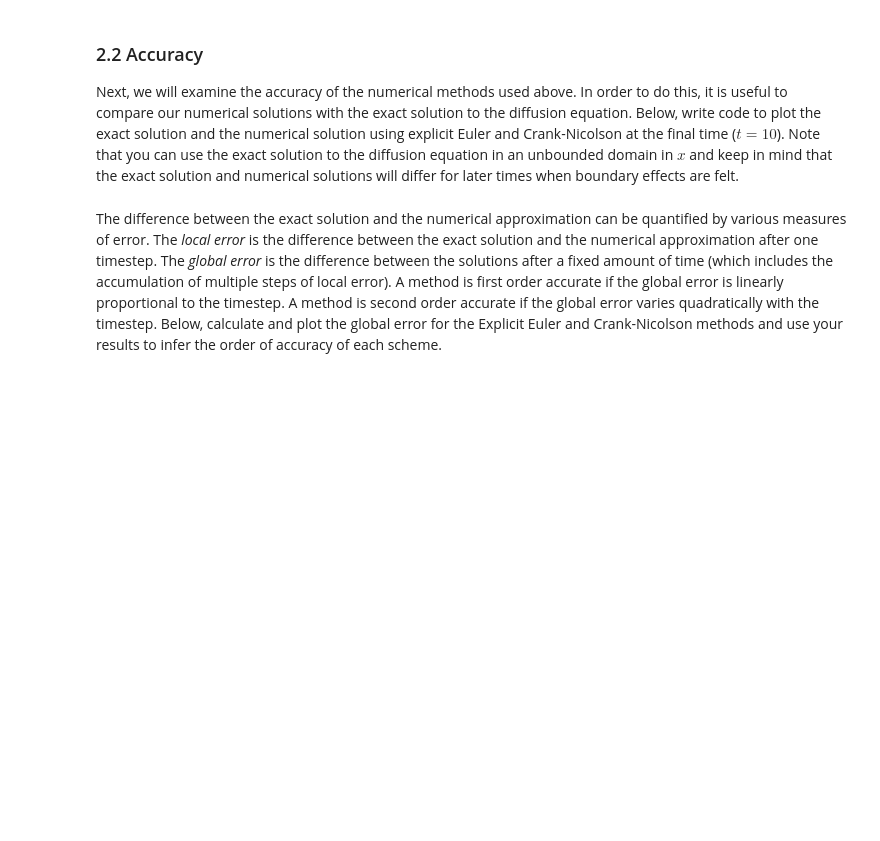
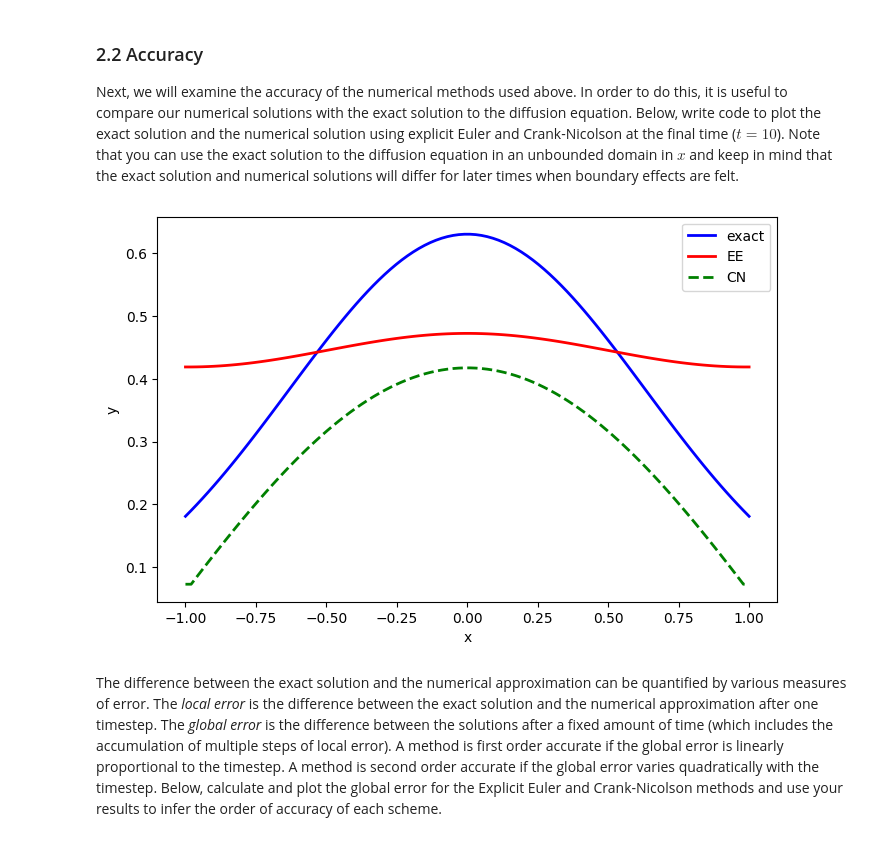
Before and after one commit to johnryantaylor/QCES, a Jupyter notebook: Project1_numerical_methods.ipynb, the cells around one changed output. Saved outputs shown, nothing was run; the diff lists cells and outputs as text; code cells hidden in the pictures; blank space fills up the shorter version.

```diff
--- a/Project1_numerical_methods.ipynb
+++ b/Project1_numerical_methods.ipynb
@@ -220,8 +237,9 @@ def set_ics(x, kappa, t_ic):
 # %% [markdown]
 Finally, define some parameters and the x and t vectors:
 # %%
+import time
 # Defining parameters
-kappa = 0.001  # diffusivity
+kappa = 0.02  # diffusivity
 
 # Timestepping parameters
 t_start = 0  # start time (note that this is not the same time used to evaluate the exact solution to set the ICs)
@@ -278,3 +333,32 @@ Next, we will examine the accuracy of the numerical methods used above. In order
+# %%
+def get_exact_solution_at_x(x):
+  # only evaluating at final time t = 10
+  t = 10
+  return (4*np.pi*kappa*t)**(-0.5)*np.exp(-x**2 / (4*kappa*t))
+# %%
+# Size of the physical domain
+x_start = -1
+x_end = 1
+Nx = 100
+
+t = np.linspace(t_start, t_end, Nt)  # Create a vector of times
+x = np.linspace(x_start, x_end, Nx)  # Create a vector for x
+
+y = get_exact_solution_at_x(x)
+EE_final = c_EE[:,Nt-1]
+CN_final = c_CN[:,Nt-1]
+# %%
+#run at kappa = 0.15
+plt.figure(figsize=(8, 5))
+plt.plot(x, y, 'b-', label='exact', linewidth=2)   # blue solid line
+plt.plot(x, EE_final, 'r', label='EE', linewidth=2)  # red dashed line
+plt.plot(x, CN_final, 'g--', label='CN', linewidth=2)  # green dashed line
+plt.xlabel('x')
+plt.ylabel('y')
+plt.legend()  # Show legend
+plt.show()
+# %% [output]
+[figure, added]
 # %% [markdown]
 The difference between the exact solution and the numerical approximation can be quantified by various measures of error. The *local error* is the difference between the exact solution and the numerical approximation after one timestep. The *global error* is the difference between the solutions after a fixed amount of time (which includes the accumulation of multiple steps of local error). A method is first order accurate if the global error is linearly proportional to the timestep. A method is second order accurate if the global error varies quadratically with the timestep. Below, calculate and plot the global error for the Explicit Euler and Crank-Nicolson methods and use your results to infer the order of accuracy of each scheme.
 # %% [markdown]
```
Also changed, not shown: parts of 21 cells of this notebook.
